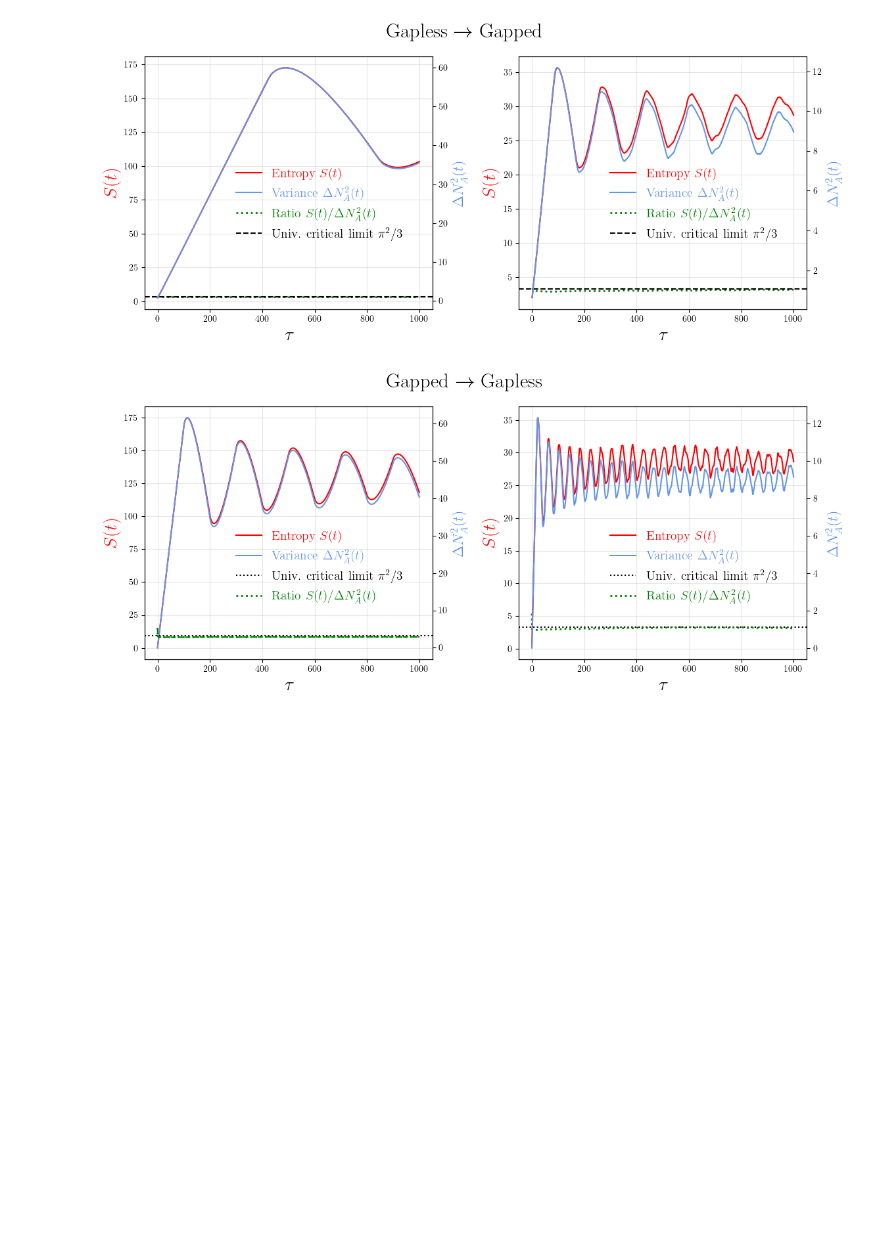
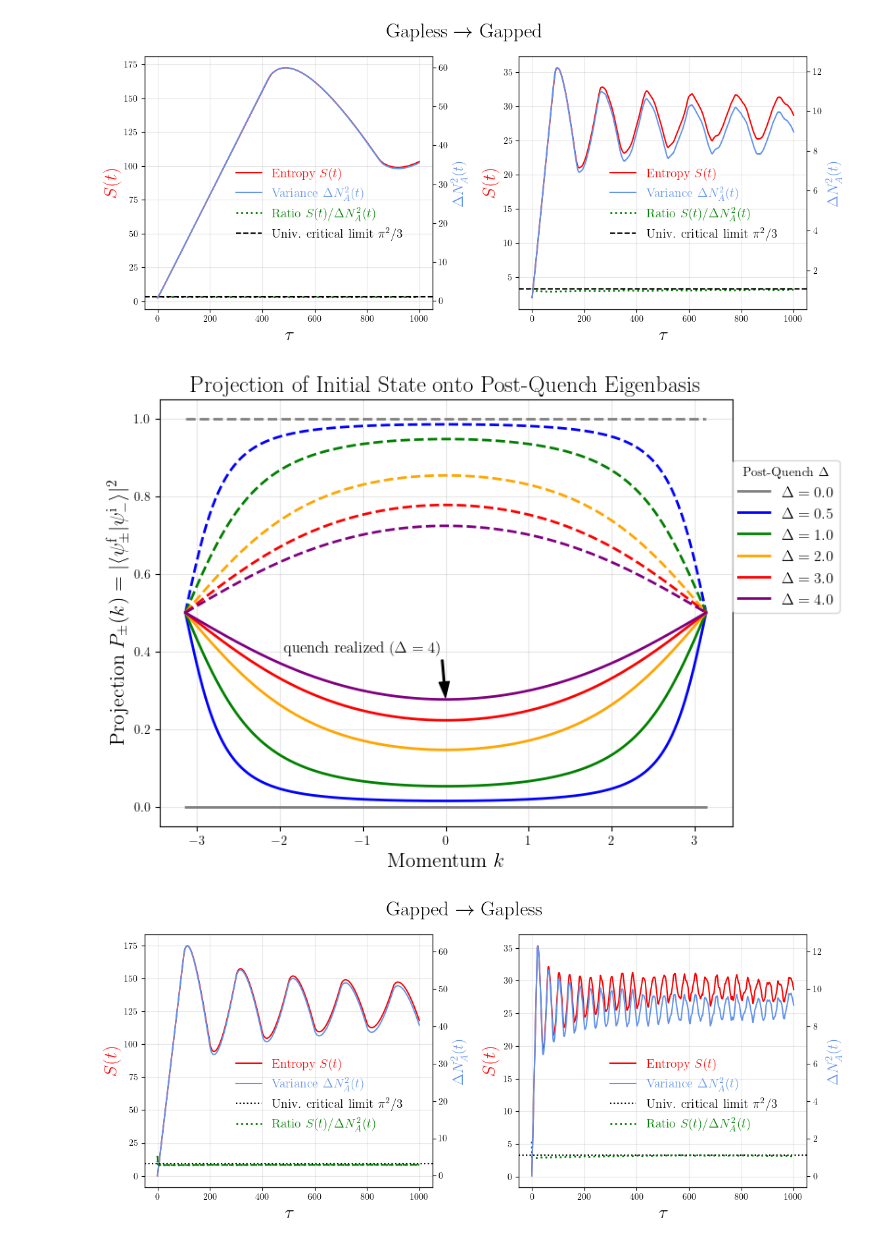
Before and after one commit to artalink7/SSH-Analysis, a Jupyter notebook: plot/plots.ipynb, the cells around one changed output. Cells and saved outputs as stored; diff of their text form; code cells hidden in the pictures; blank space fills up the shorter version.

```diff
--- a/plot/plots.ipynb
+++ b/plot/plots.ipynb
@@ -1740,3 +1986,7 @@ plot_quench_RM_quench_on_stag_gapless_to_gapped_80cells_and_800cells()
+# %%
+plot_dist_k_initial_state_into_post_quench_base()
+# %% [output]
+[figure, added]
 # %%
 plot_quench_RM_quench_on_stag_gapped_to_gapless_80cells_and_800cells()
 # %% [output]
```
Also changed, not shown: parts of 13 cells of this notebook, 7 other files.
